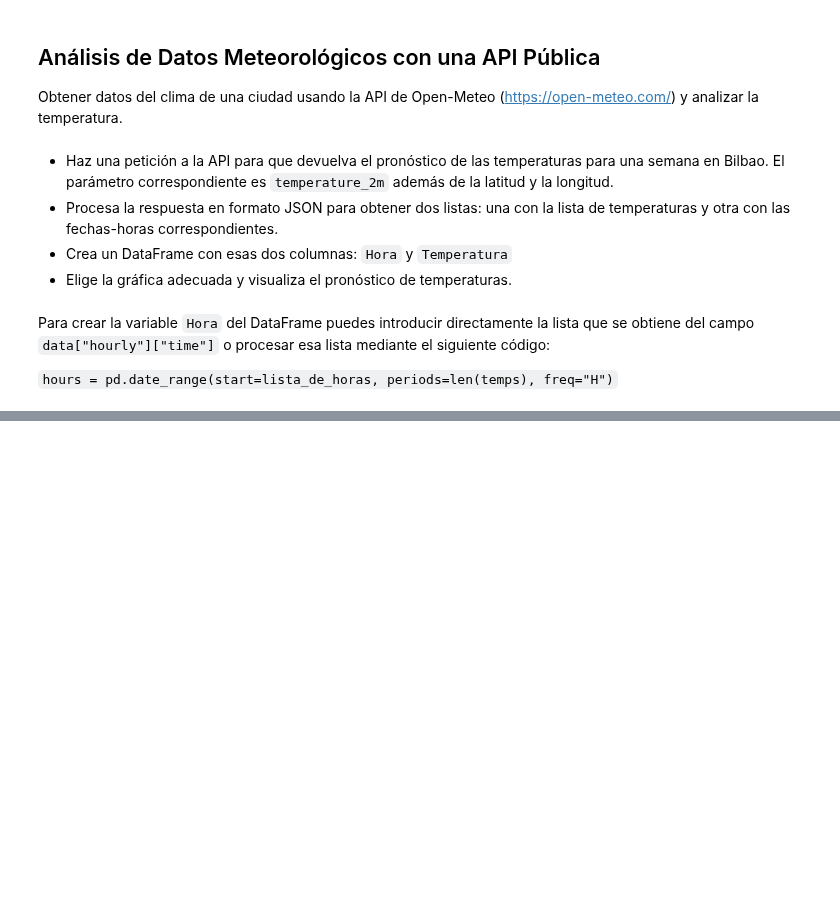
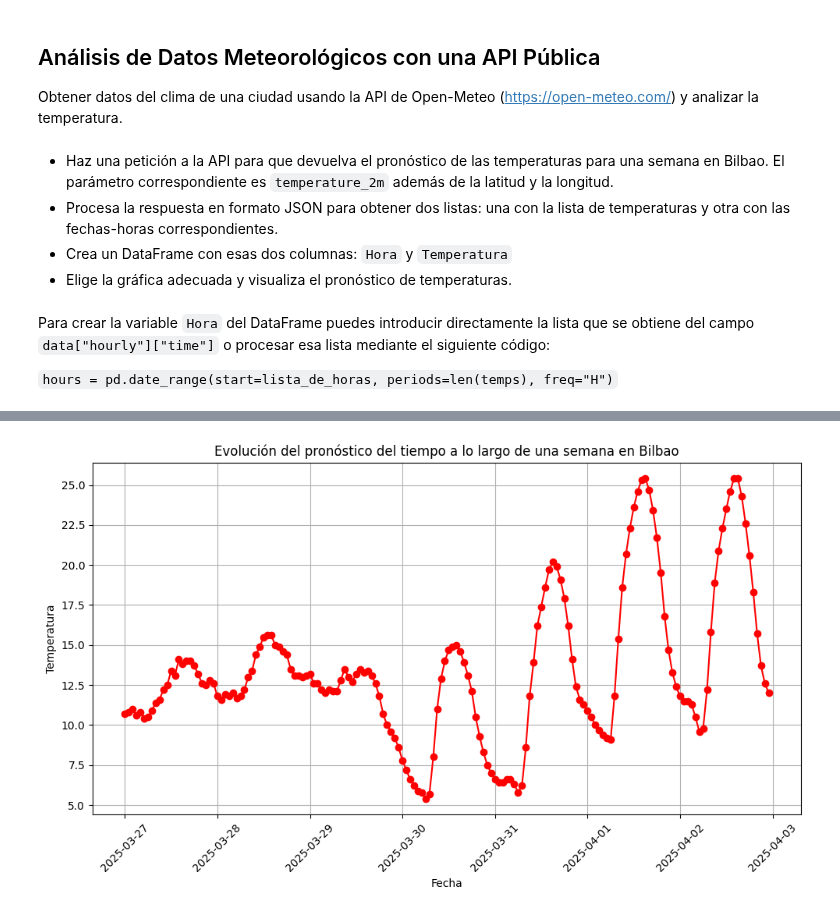
Before and after one commit to InigoLopez1999/2503_dsft_thebridge_inigolopez, a Jupyter notebook: 2-Data_Analysis/3-Sources/Web/Práctica/pronostico_meteorologico.ipynb, the cells around one changed output, grey strips where cells are left out. Cells and saved outputs as stored; diff of their text form; code cells hidden in the pictures; blank space fills up the shorter version.

Commit message:
Ejer pronostico tiempo

```diff
--- a/2-Data_Analysis/3-Sources/Web/Práctica/pronostico_meteorologico.ipynb
+++ b/2-Data_Analysis/3-Sources/Web/Práctica/pronostico_meteorologico.ipynb
@@ -45,0 +27,6 @@ pronostico["hourly"]["time"]
+# %%
+tiempo_dict = {
+    "Hora":pronostico["hourly"]["time"],
+    "Temperatura":pronostico["hourly"]["temperature_2m"],
+}
+tiempo_dict
@@ -45,0 +51,2 @@ pronostico["hourly"]["time"]
+# %%
+df_tiempo = pd.DataFrame(tiempo_dict)
@@ -45,0 +69,13 @@ pronostico["hourly"]["time"]
+# %%
+fechas = pd.to_datetime(df_tiempo["Hora"])
+# %%
+plt.figure(figsize=(10, 6))
+plt.plot(fechas, df_tiempo["Temperatura"], color="red", marker="o")
+plt.grid()
+plt.title("Evolución del pronóstico del tiempo a lo largo de una semana en Bilbao")
+plt.xlabel("Fecha")
+plt.ylabel("Temperatura")
+plt.xticks(rotation=45)
+plt.tight_layout()
+# %% [output]
+[figure, added]
```
Also changed, not shown: parts of 4 cells of this notebook.
